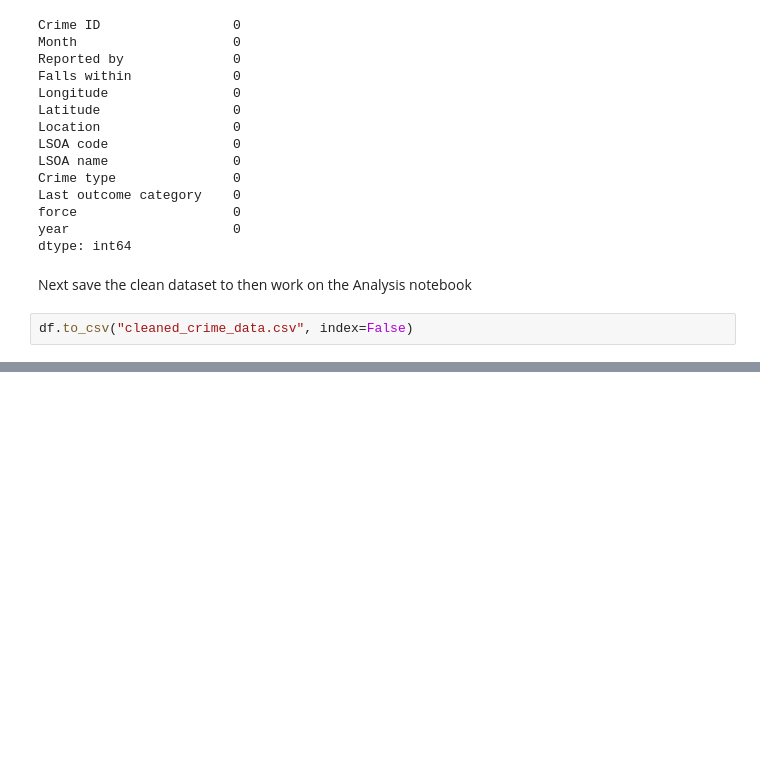
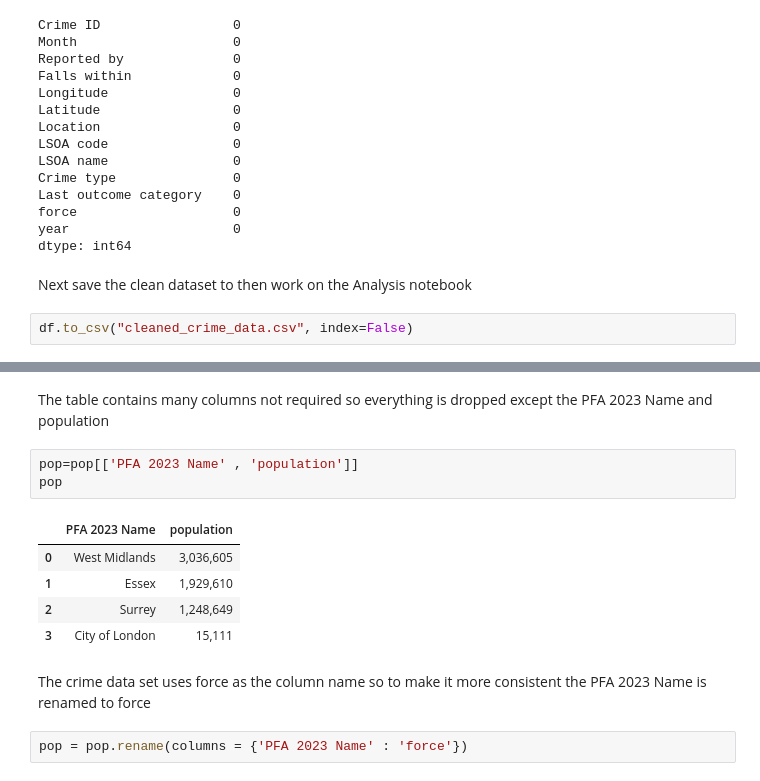
Before and after one commit to adck872/crime_data_analysis, a Jupyter notebook: Preprocessing.ipynb, the cells around one changed output, grey strips where cells are left out. Drawn from its saved outputs; the diff is of its cells as text; blank space fills up the shorter version.

```diff
--- a/Preprocessing.ipynb
+++ b/Preprocessing.ipynb
@@ -411,0 +438,15 @@ df.to_csv("cleaned_crime_data.csv", index=False)
+# %% [markdown]
+The table contains many columns not required so everything is dropped except the PFA 2023 Name and population
+# %%
+pop=pop[['PFA 2023 Name' , 'population']]
+pop
+# %% [output]
+|  | PFA 2023 Name | population |
+| 0 | West Midlands | 3,036,605 |
+| 1 | Essex | 1,929,610 |
+| 2 | Surrey | 1,248,649 |
+| 3 | City of London | 15,111 |
+# %% [markdown]
+The crime data set uses force as the column name so to make it more consistent the PFA 2023 Name is renamed to force
+# %%
+pop = pop.rename(columns = {'PFA 2023 Name' : 'force'})
```
Also changed, not shown: parts of 8 cells of this notebook, 3 other files.
